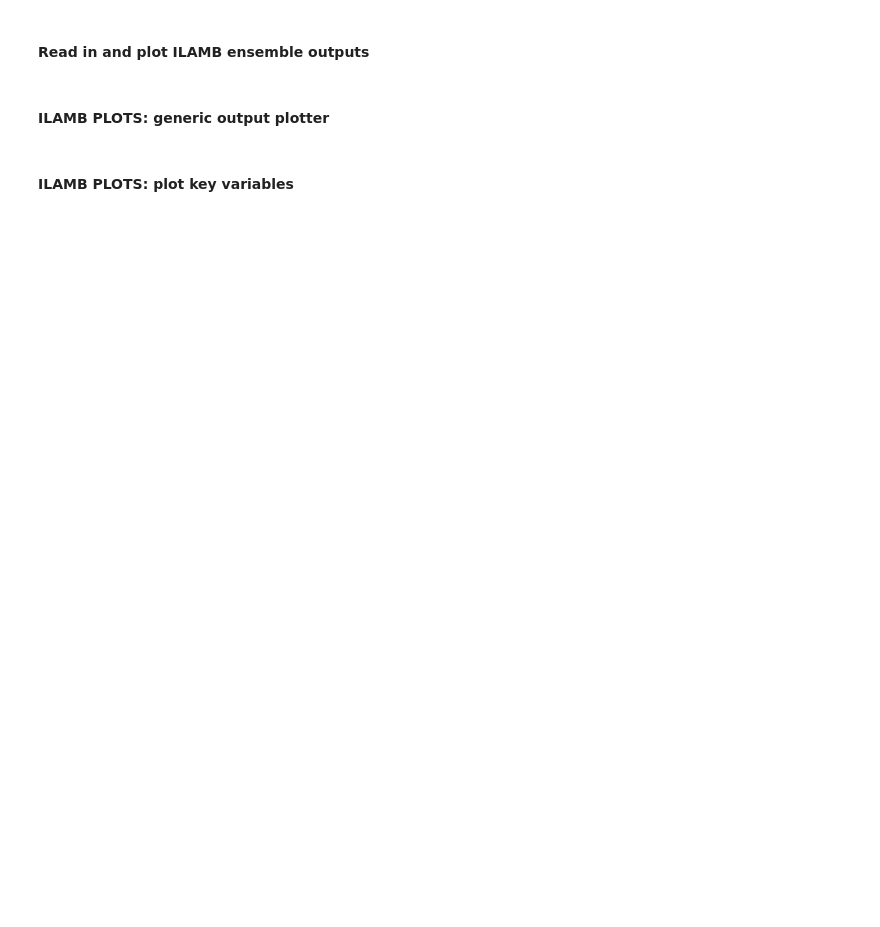
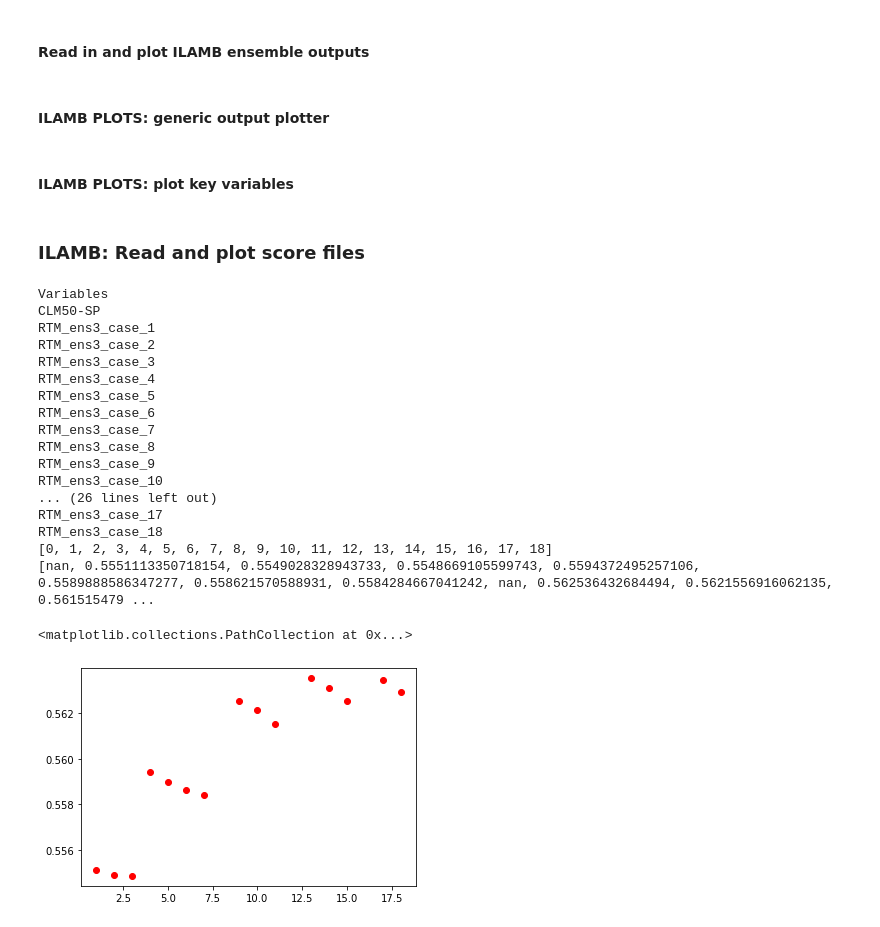
Before and after one commit to adrifoster/fates-global-cal, a Jupyter notebook: ilamb_scripts/fates_ensemble_script_with_ilamb.ipynb, the cells around one changed output. Cells and saved outputs as stored; diff of their text form; code cells hidden in the pictures; blank space fills up the shorter version.

Commit message:
modifications to add scoring file plot

```diff
--- a/ilamb_scripts/fates_ensemble_script_with_ilamb.ipynb
+++ b/ilamb_scripts/fates_ensemble_script_with_ilamb.ipynb
@@ -26,18 +26,19 @@ The version here is relatively simple in that it just submits a one at a time se
 
 # You can turn these off and on according to where you are tin the process.
 
-dosetup      = 0 # do we want to create parameters files and so on?
-dosubmit     = 0 # do we do the submission stage, or just the analysis?
+dosetup      = 1 # do we want to create parameters files and so on?
+dosubmit     = 1 # do we do the submission stage, or just the analysis?
 forcenewcase = 0 # do we scurb all the old cases and start again?
-doanalysis   = 1 # do we want to plot the outputs?
-doilamb      = 1 # do we want to run the ilamb analysis?
+doanalysis   = 0 # do we want to plot the outputs?
+doilamb      = 0 # do we want to run the ilamb analysis?
+doilambplots =
 print("setup, submit, analysis:", dosetup,dosubmit,doanalysis,doilamb)
 
 #### INITIALISE: Define parameter space for senstivity analysis.
 
 #aspiration to make this into a dictionary...
 #=========================================================
-n=5 #the number of the ensemble. For when you need to do it all again ;)
+n = 6 # Ensemble Identification number
 #==========================================================
 
 if(n == 1):
@@ -1062,0 +949,56 @@ print(lh)
+# %% [markdown]
+### ILAMB: Read and plot score files
+# %%
+import csv
+from matplotlib import pyplot as plt
+import pandas as pd
+
+scoresfile='/glade/work/rfisher/ilamb/ILAMB/MODELS/RTM_ens3/_build/scores.csv'
+
+df = pd.read_csv(scoresfile)
+#print(df)
+v = [None] *19
+alb=df.loc[8]
+df.dtypes
+data_top = df.head()
+#print(data_top)
+for col in df.columns:
+    print(col)
+list(df.columns)
+v[i]=float((df.loc[8]['RTM_ens3_case_1']))
+#print(v)
+#alb.Albedo=pd.to_numeric(alb.Albedo)
+#alb=alb.astype(float)
+#gpp.plot()
+vs=range(0,19)
+for i in vs:
+    casen="RTM_ens3_case_"+str(i)
+    print(casen)
+    try:
+        v[i]=float((df.loc[8][casen]))
+    except:
+        v[i]=np.nan
+x_data = list(range(0,19))
+print(x_data)
+print(v)
+plt.scatter(x_data, v, c='r', label='data')
+# %% [output]
+Variables
+CLM50-SP
+RTM_ens3_case_1
+RTM_ens3_case_2
+RTM_ens3_case_3
+RTM_ens3_case_4
+RTM_ens3_case_5
+RTM_ens3_case_6
+RTM_ens3_case_7
+RTM_ens3_case_8
+RTM_ens3_case_9
+RTM_ens3_case_10
+... (26 lines left out)
+RTM_ens3_case_17
+RTM_ens3_case_18
+[0, 1, 2, 3, 4, 5, 6, 7, 8, 9, 10, 11, 12, 13, 14, 15, 16, 17, 18]
+[nan, 0.5551113350718154, 0.5549028328943733, 0.5548669105599743, 0.5594372495257106, 0.5589888586347277, 0.558621570588931, 0.5584284667041242, nan, 0.562536432684494, 0.5621556916062135, 0.561515479 ...
+<matplotlib.collections.PathCollection at 0x...>
+[figure, added]
```
Also changed, not shown: parts of 20 cells of this notebook, 6 other files.
